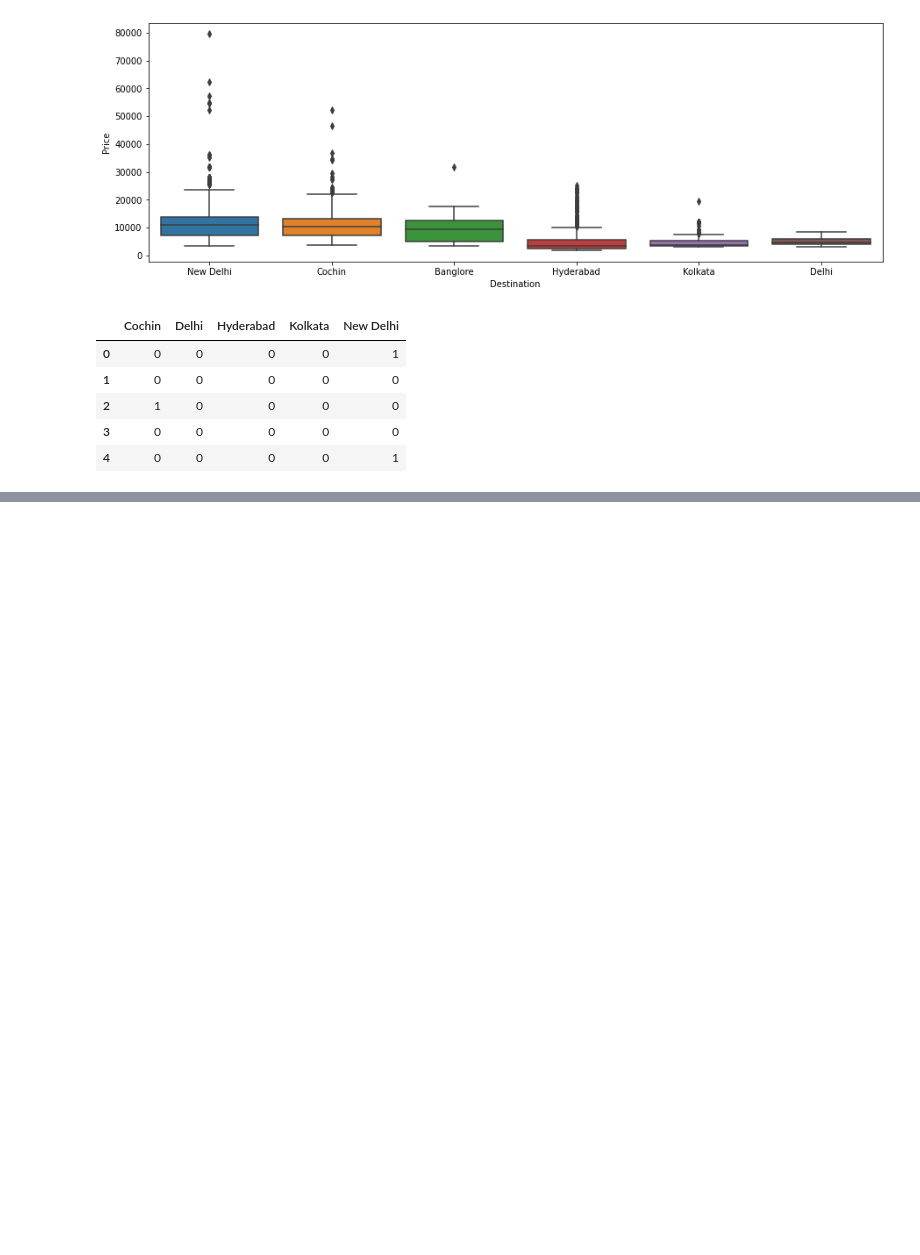
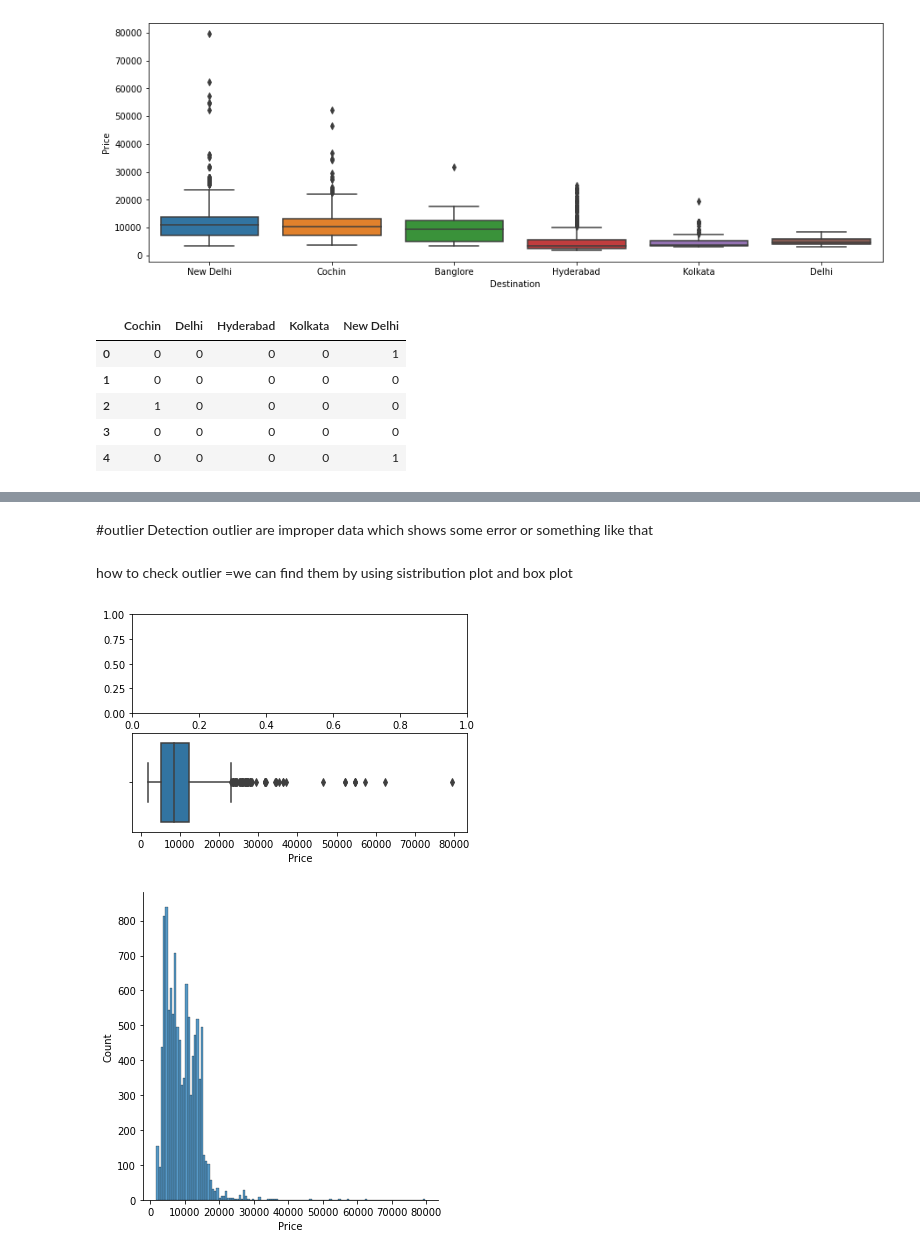
Before and after one commit to sheldon-o/fare-prediction-ds-project, a Jupyter notebook: fare_prediction_ds_.ipynb, the cells around one changed output, grey strips where cells are left out. Drawn from its saved outputs; the diff is of its cells as text; code cells hidden in the pictures; blank space fills up the shorter version.

```diff
--- a/fare_prediction_ds_.ipynb
+++ b/fare_prediction_ds_.ipynb
@@ -429,0 +533,3 @@ Destination.head()
+# %%
+for i in ['Route_1', 'Route_2', 'Route_3', 'Route_4', 'Route_5']:
+  categorical[i]  = encoder.fit_transform(categorical[i])
@@ -429,0 +569,2 @@ Destination.head()
+# %%
+categorical['Total_Stops']=categorical['Total_Stops'].map(dict)
@@ -429,0 +582,2 @@ Destination.head()
+# %%
+data_train = pd.concat([categorical,Airline,Source,Destination,train_data[cont_col]],axis=1)
@@ -429,0 +618,15 @@ Destination.head()
+# %% [markdown]
+#outlier Detection
+outlier are improper data which shows some error or something like that
+# %% [markdown]
+how to check outlier   =we can find them by using sistribution plot and box plot
+# %%
+def plot(df,col):
+  fig,(ax1,ax2)=plt.subplots(2,1)
+  sns.displot(df[col],ax=ax1)
+  sns.boxplot(df[col],ax=ax2)
+# %%
+plot(data_train,'Price')
+# %% [output]
+[figure, added]
+[figure, added]
```
Also changed, not shown: parts of 51 cells of this notebook.
